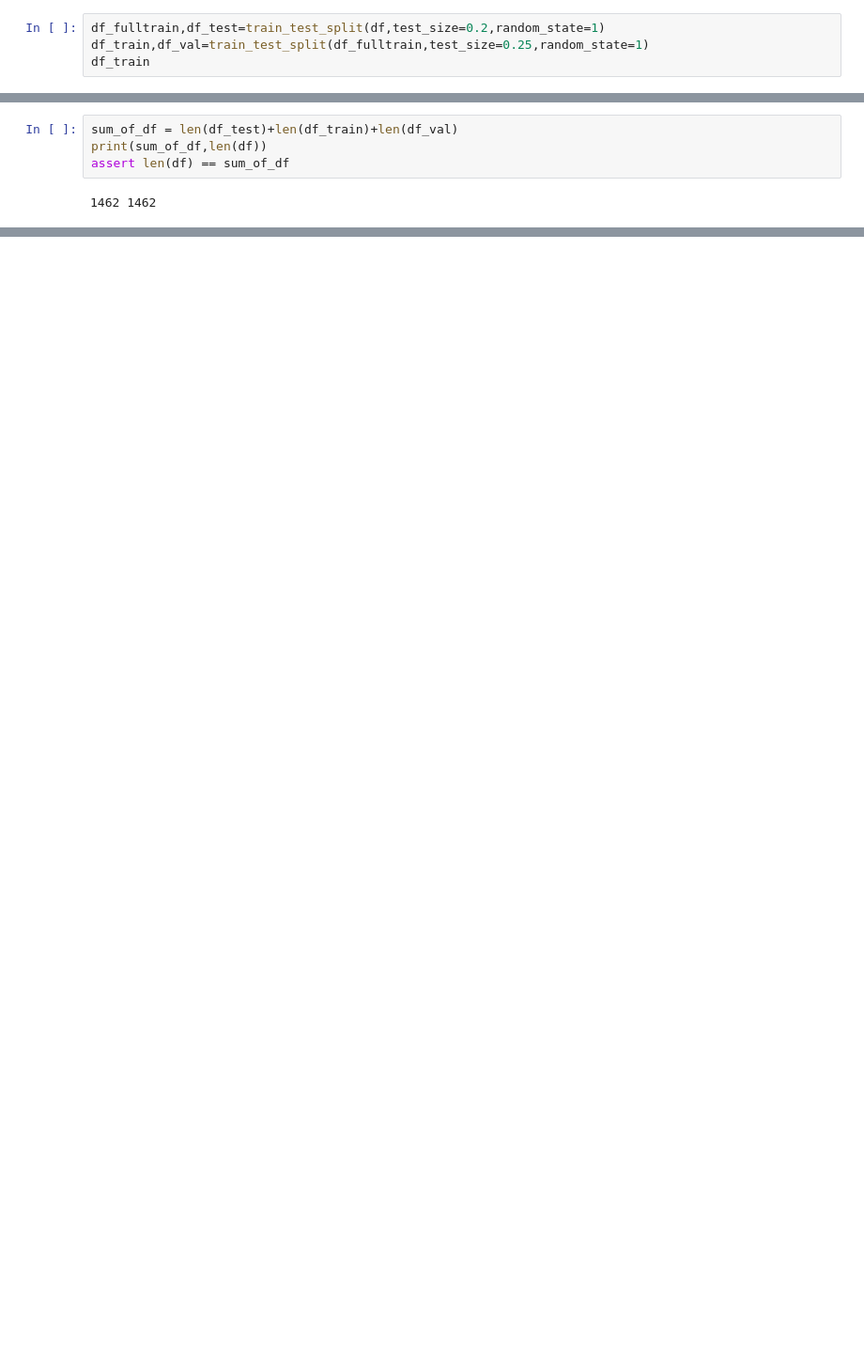
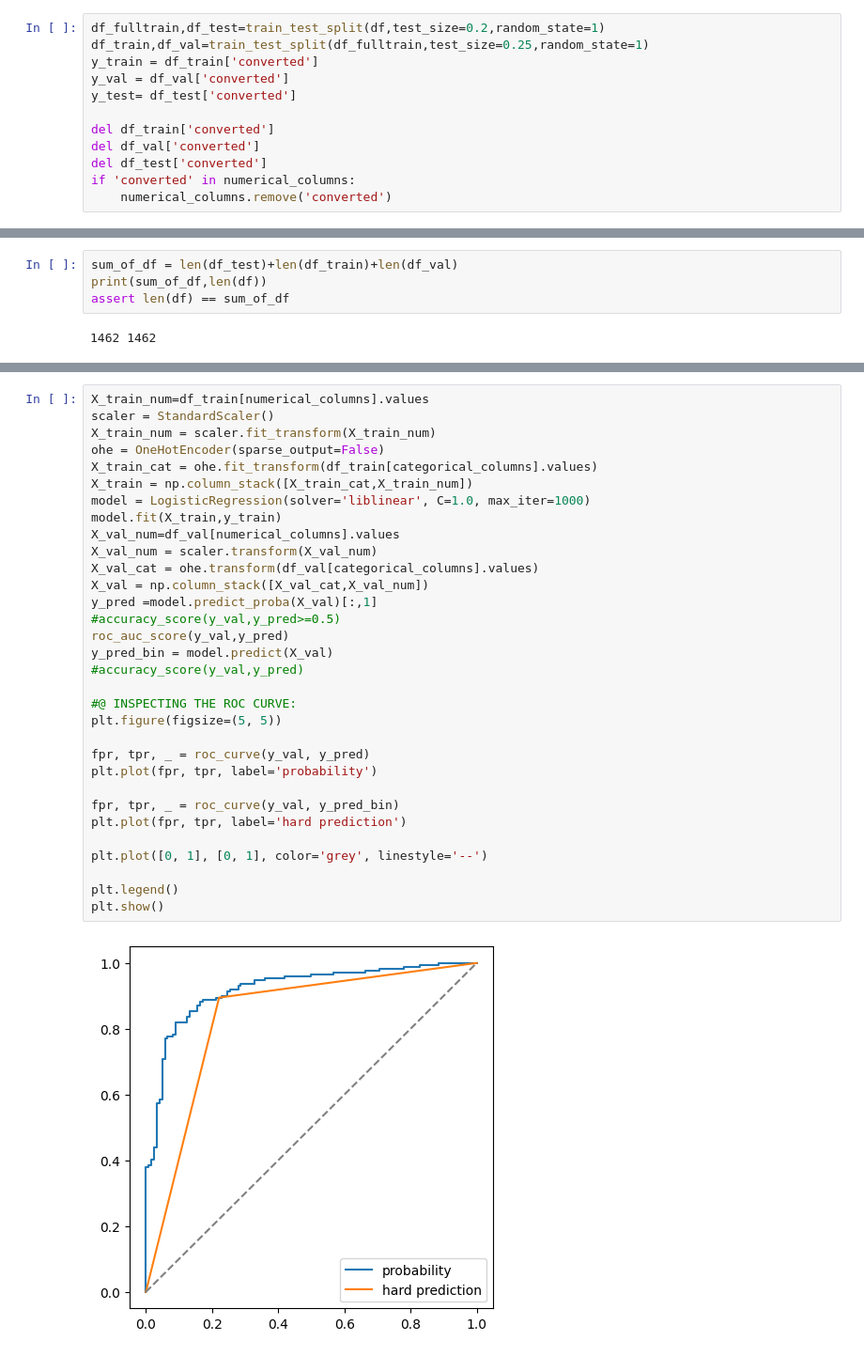
Before and after one commit to RevathyRamalingam/machineLearning, a Jupyter notebook: 04-EvaluationMetrics/Homework04.ipynb, the cells around one changed output, grey strips where cells are left out. Shown: that part at 94% size. Cells and saved outputs as stored; diff of their text form; blank space fills up the shorter version.

```diff
--- a/04-EvaluationMetrics/Homework04.ipynb
+++ b/04-EvaluationMetrics/Homework04.ipynb
@@ -48,4 +58,12 @@ dtype: int64
 # %%
 df_fulltrain,df_test=train_test_split(df,test_size=0.2,random_state=1)
 df_train,df_val=train_test_split(df_fulltrain,test_size=0.25,random_state=1)
-df_train
+y_train = df_train['converted']
+y_val = df_val['converted']
+y_test= df_test['converted']
+
+del df_train['converted']
+del df_val['converted']
+del df_test['converted']
+if 'converted' in numerical_columns:
+    numerical_columns.remove('converted')
@@ -71,0 +86,34 @@ assert len(df) == sum_of_df
+# %%
+X_train_num=df_train[numerical_columns].values
+scaler = StandardScaler()
+X_train_num = scaler.fit_transform(X_train_num)
+ohe = OneHotEncoder(sparse_output=False)
+X_train_cat = ohe.fit_transform(df_train[categorical_columns].values)
+X_train = np.column_stack([X_train_cat,X_train_num])
+model = LogisticRegression(solver='liblinear', C=1.0, max_iter=1000)
+model.fit(X_train,y_train)
+X_val_num=df_val[numerical_columns].values
+X_val_num = scaler.transform(X_val_num)
+X_val_cat = ohe.transform(df_val[categorical_columns].values)
+X_val = np.column_stack([X_val_cat,X_val_num])
+y_pred =model.predict_proba(X_val)[:,1]
+#accuracy_score(y_val,y_pred>=0.5)
+roc_auc_score(y_val,y_pred)
+y_pred_bin = model.predict(X_val)
+#accuracy_score(y_val,y_pred)
+
+#@ INSPECTING THE ROC CURVE:
+plt.figure(figsize=(5, 5))
+
+fpr, tpr, _ = roc_curve(y_val, y_pred)
+plt.plot(fpr, tpr, label='probability')
+
+fpr, tpr, _ = roc_curve(y_val, y_pred_bin)
+plt.plot(fpr, tpr, label='hard prediction')
+
+plt.plot([0, 1], [0, 1], color='grey', linestyle='--')
+
+plt.legend()
+plt.show()
+# %% [output]
+[figure, added]
```
Also changed, not shown: parts of 6 cells of this notebook, 1 other file.
